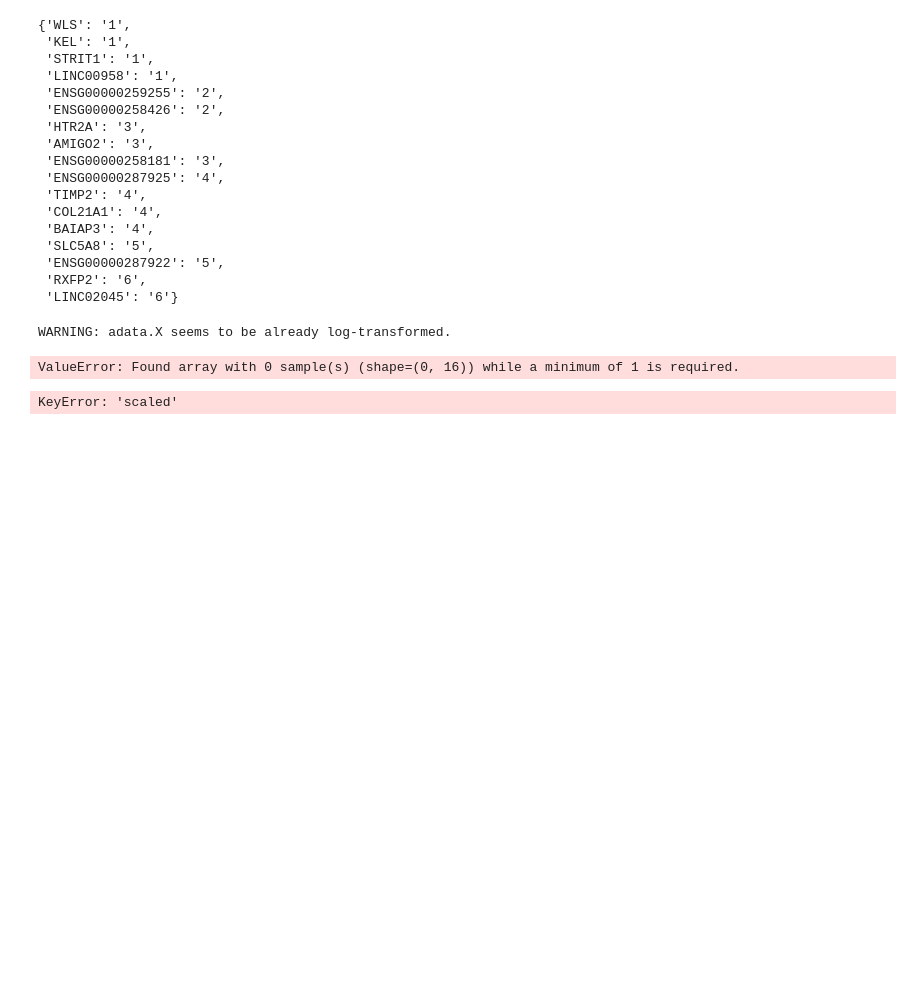
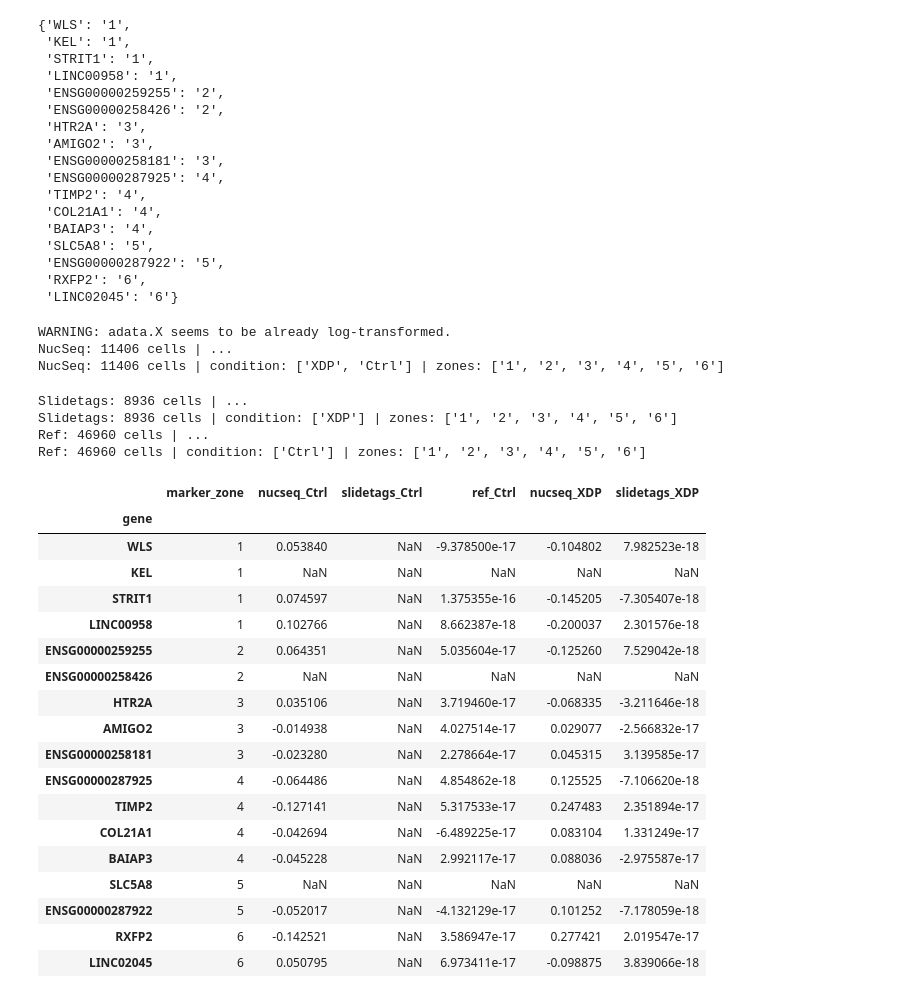
Before and after one commit to 8gabri8/XDP, a Jupyter notebook: script/NucSeq/check_zone_6_markers_striatum.ipynb, the cells around one changed output. Cells and saved outputs as stored; diff of their text form; code cells hidden in the pictures; blank space fills up the shorter version.

```diff
--- a/script/NucSeq/check_zone_6_markers_striatum.ipynb
+++ b/script/NucSeq/check_zone_6_markers_striatum.ipynb
@@ -112,30 +112,31 @@ ref_d1_matrix_zoning.obs["modality"] = "Ref"
 
 # ──HAVE SAME CONDITIONS FORMAT ──────────────────────────────────────────
 slidetag_d1_matrix.obs[CONDITION_COL] = slidetag_d1_matrix.obs["state"]
-slidetag_d1_matrix.obs[CONDITION_COL] = slidetag_d1_matrix.obs[CONDITION_COL].map(
+slidetag_d1_matrix.obs[CONDITION_COL] = slidetag_d1_matrix.obs[CONDITION_COL].astype(str).map(
     {"healthy": HEALTHY_LABEL, "diseased": DISEASE_LABEL}
 ).astype("category")
 
 nucseq_d1_matrix.obs[CONDITION_COL] = nucseq_d1_matrix.obs["condition"]
-nucseq_d1_matrix.obs[CONDITION_COL] = nucseq_d1_matrix.obs[CONDITION_COL].map(
-    {"Ctrl": HEALTHY_LABEL, "XDP": DISEASE_LABEL}
+nucseq_d1_matrix.obs[CONDITION_COL] = nucseq_d1_matrix.obs[CONDITION_COL].astype(str).map(
+    {"Control": HEALTHY_LABEL, "XDP": DISEASE_LABEL}
 ).astype("category")
 
 # ref all healhty alredy done
 
 # ── GENE INTERSECTION across all 3 ───────────────────────────────────────────
-common_genes = (
+common_genes = list(
     set(nucseq_d1_matrix.var_names)
     & set(slidetag_d1_matrix.var_names)
     & set(ref_d1_matrix_zoning.var_names)
 )
 print(f"Common genes (3-way): {len(common_genes)}")
-nucseq_d1_matrix = nucseq_d1_matrix[:,common_genes].copy()
-slidetag_d1_matrix = slidetag_d1_matrix[:,common_genes].copy()
-ref_d1_matrix_zoning = ref_d1_matrix_zoning[:,common_genes].copy()
+nucseq_d1_matrix    = nucseq_d1_matrix[:, common_genes].copy()
+slidetag_d1_matrix  = slidetag_d1_matrix[:, common_genes].copy()
+ref_d1_matrix_zoning = ref_d1_matrix_zoning[:, common_genes].copy()
 
 # ── VERIFY ────────────────────────────────────────────────────────────────────
 for name, adata in [("NucSeq", nucseq_d1_matrix), ("Slidetags", slidetag_d1_matrix), ("Ref", ref_d1_matrix_zoning)]:
     print(f"\n{name}: {adata.n_obs} cells | condition: {adata.obs[CONDITION_COL].unique().tolist()} | zones: {sorted(adata.obs[ZONE_COL].dropna().unique().tolist())}")
+    print(f"  - condition distribution:\n{adata.obs[CONDITION_COL].value_counts()}")
 # %% [output]
 Common genes (3-way): 29017
@@ -168,42 +187,74 @@ gene_to_zone
 # ── NORMALIZE EACH DATASET INDEPENDENTLY ─────────────────────────────────────
 datasets = {"NucSeq": nucseq_d1_matrix, "Slidetags": slidetag_d1_matrix, "Ref": ref_d1_matrix_zoning}
 for name, adata in datasets.items():
-    adata.X = adata.layers["counts"].copy() # ensure raw counts in X
+    adata.X = adata.layers["counts"].copy()
     sc.pp.normalize_total(adata, target_sum=1e4)
 
-    # NExt operations ar egene wise so can filter only necessary egens
     adata = adata[:, [g for g in all_markers if g in adata.var_names]].copy()
 
     sc.pp.log1p(adata)
     adata.layers["log1p_norm"] = adata.X.copy()
     sc.pp.scale(adata)
     adata.layers["scaled"] = adata.X.copy()
-    adata.X = adata.layers["counts"].copy() # <-- set back raw counts for DE testing
+    adata.X = adata.layers["counts"].copy()
+
+    datasets[name] = adata  # ← save processed+subsetted adata back
+    print(f"{name}: {adata.n_obs} cells | ...")
+
     print(f"{name}: {adata.n_obs} cells | condition: {adata.obs[CONDITION_COL].unique().tolist()} | zones: {sorted(adata.obs[ZONE_COL].dropna().unique().tolist())}")
 # %% [output]
 WARNING: adata.X seems to be already log-transformed.
+NucSeq: 11406 cells | ...
+NucSeq: 11406 cells | condition: ['XDP', 'Ctrl'] | zones: ['1', '2', '3', '4', '5', '6']
-ValueError: Found array with 0 sample(s) (shape=(0, 16)) while a minimum of 1 is required.
+Slidetags: 8936 cells | ...
+Slidetags: 8936 cells | condition: ['XDP'] | zones: ['1', '2', '3', '4', '5', '6']
+Ref: 46960 cells | ...
+Ref: 46960 cells | condition: ['Ctrl'] | zones: ['1', '2', '3', '4', '5', '6']
 # %%
 def mean_per_condition(adata, markers, condition_col=CONDITION_COL):
     available = [g for g in markers if g in adata.var_names] # genes available in the adata
     expr = sc.get.obs_df(adata, keys=available, layer="scaled") # make layer a df
     expr[condition_col] = adata.obs[condition_col].astype(str).values # add condition col to the df for each cell
     return expr.groupby(condition_col)[available].mean().T  # genes x condition
 
-df_nucseq    = mean_per_condition(nucseq_d1_matrix,     all_markers)
-df_slidetags = mean_per_condition(slidetag_d1_matrix,   all_markers)
-df_ref       = mean_per_condition(ref_d1_matrix_zoning, all_markers)
+df_nucseq    = mean_per_condition(datasets["NucSeq"],    all_markers)
+df_slidetags = mean_per_condition(datasets["Slidetags"], all_markers)
+df_ref       = mean_per_condition(datasets["Ref"],       all_markers)
 
 rows = []
 for gene in all_markers:
     row = {"gene": gene, "marker_zone": gene_to_zone[gene]}
     for cond in [HEALTHY_LABEL, DISEASE_LABEL]:
         for name, df in [("nucseq", df_nucseq), ("slidetags", df_slidetags), ("ref", df_ref)]:
             col = f"{name}_{cond}"
             row[col] = df.loc[gene, cond] if (gene in df.index and cond in df.columns) else np.nan
     rows.append(row)
 
 summary_df = pd.DataFrame(rows).set_index("gene")
+
+# drop gene and dataset with nan
+summary_df = summary_df.drop(columns=["ref_XDP"])
+#summary_df = summary_df.dropna(axis=1, how="any")
+#summary_df = summary_df.dropna(axis=1, how="any")
+
 summary_df
 # %% [output]
-KeyError: 'scaled'
+|  | marker_zone | nucseq_Ctrl | slidetags_Ctrl | ref_Ctrl | nucseq_XDP | slidetags_XDP |
+| gene |  |  |  |  |  |  |
+| WLS | 1 | 0.053840 | NaN | -9.378500e-17 | -0.104802 | 7.982523e-18 |
+| KEL | 1 | NaN | NaN | NaN | NaN | NaN |
+| STRIT1 | 1 | 0.074597 | NaN | 1.375355e-16 | -0.145205 | -7.305407e-18 |
+| LINC00958 | 1 | 0.102766 | NaN | 8.662387e-18 | -0.200037 | 2.301576e-18 |
+| ENSG00000259255 | 2 | 0.064351 | NaN | 5.035604e-17 | -0.125260 | 7.529042e-18 |
+| ENSG00000258426 | 2 | NaN | NaN | NaN | NaN | NaN |
+| HTR2A | 3 | 0.035106 | NaN | 3.719460e-17 | -0.068335 | -3.211646e-18 |
+| AMIGO2 | 3 | -0.014938 | NaN | 4.027514e-17 | 0.029077 | -2.566832e-17 |
+| ENSG00000258181 | 3 | -0.023280 | NaN | 2.278664e-17 | 0.045315 | 3.139585e-17 |
+| ENSG00000287925 | 4 | -0.064486 | NaN | 4.854862e-18 | 0.125525 | -7.106620e-18 |
+| TIMP2 | 4 | -0.127141 | NaN | 5.317533e-17 | 0.247483 | 2.351894e-17 |
+| COL21A1 | 4 | -0.042694 | NaN | -6.489225e-17 | 0.083104 | 1.331249e-17 |
+| BAIAP3 | 4 | -0.045228 | NaN | 2.992117e-17 | 0.088036 | -2.975587e-17 |
+| SLC5A8 | 5 | NaN | NaN | NaN | NaN | NaN |
+| ENSG00000287922 | 5 | -0.052017 | NaN | -4.132129e-17 | 0.101252 | -7.178059e-18 |
+| RXFP2 | 6 | -0.142521 | NaN | 3.586947e-17 | 0.277421 | 2.019547e-17 |
+| LINC02045 | 6 | 0.050795 | NaN | 6.973411e-17 | -0.098875 | 3.839066e-18 |
```
Also changed, not shown: parts of 9 cells of this notebook, 19 other files.
